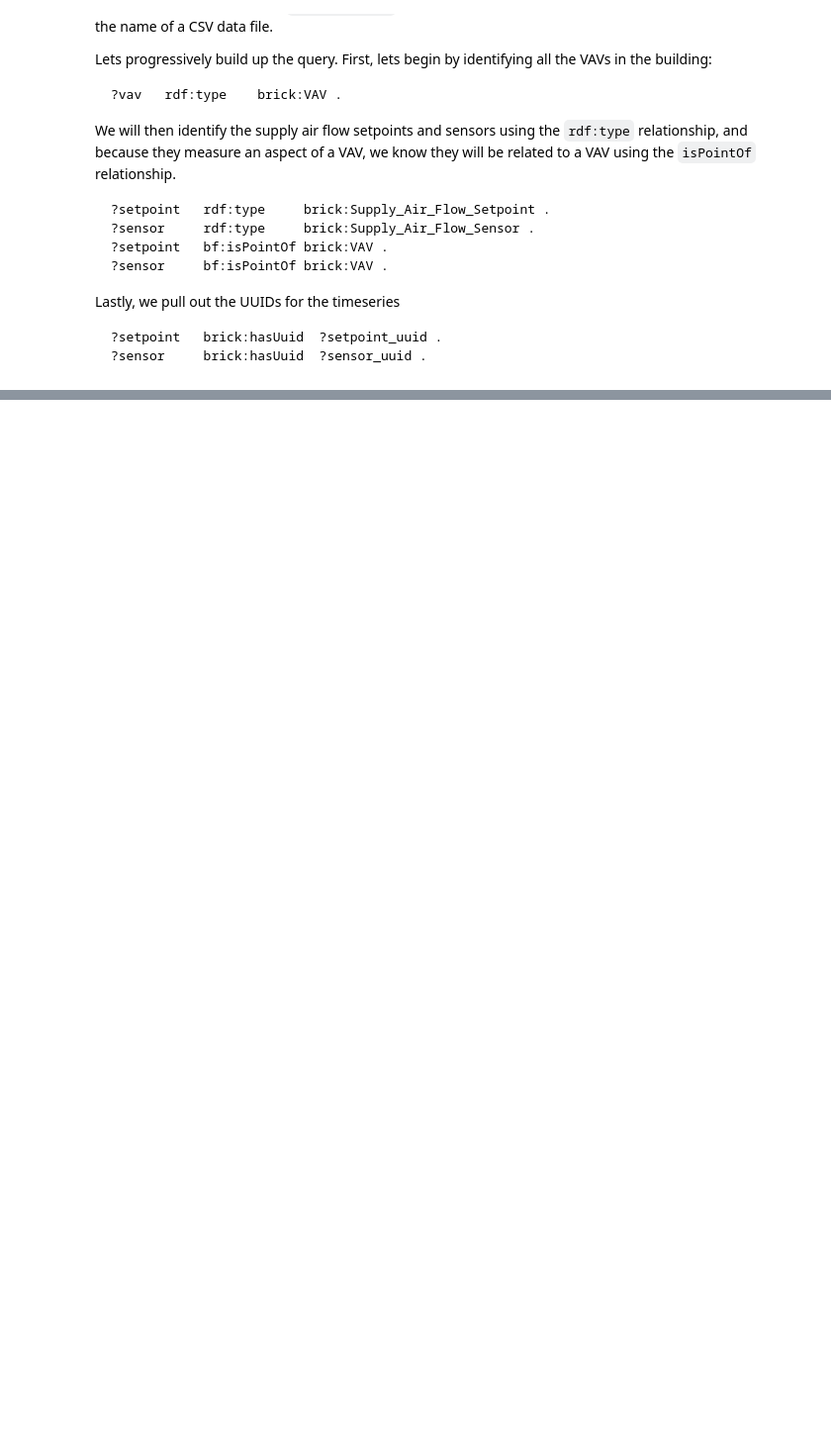
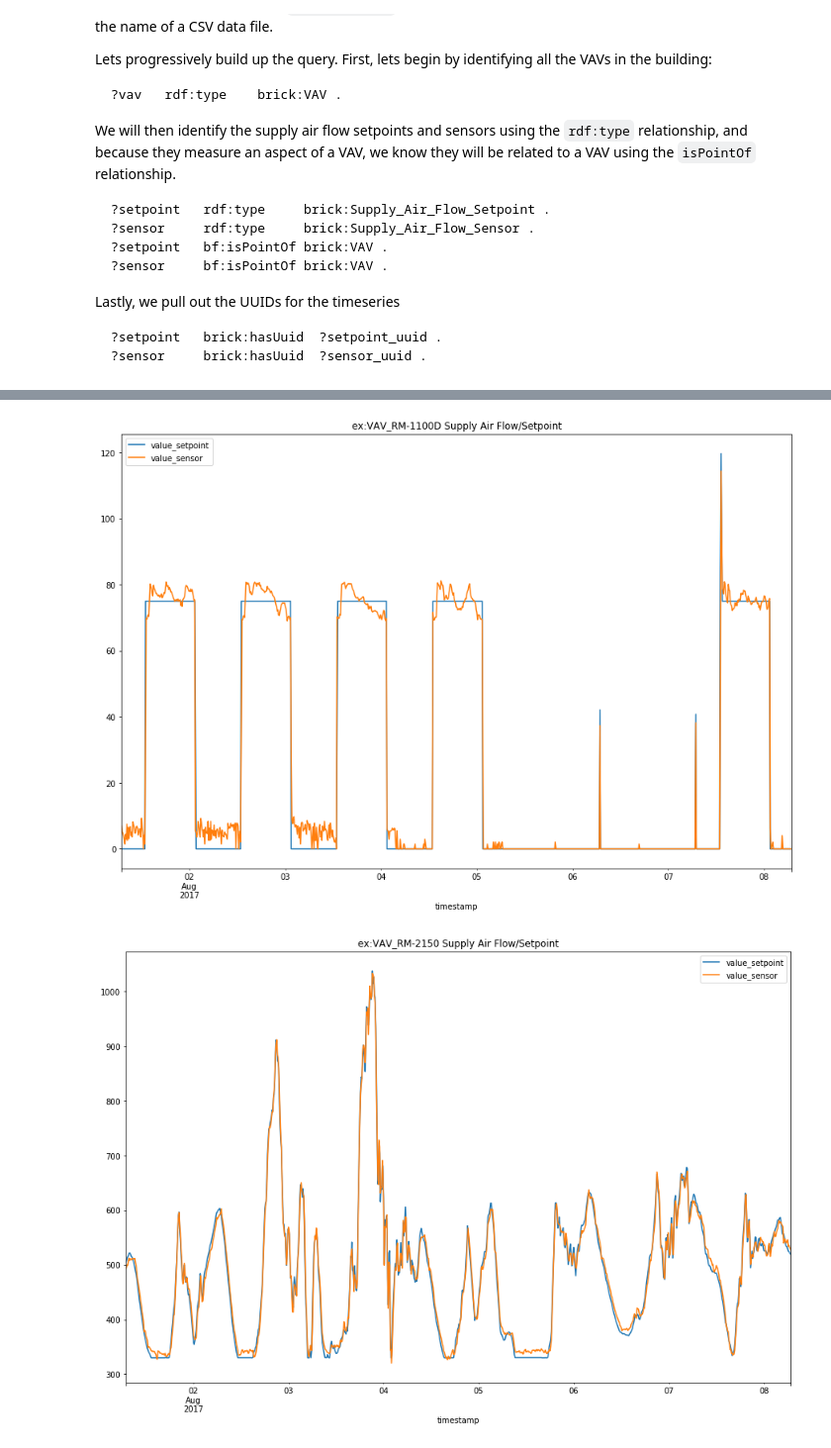
Before and after one commit to AnilSener/brick-tutorial-buildsys2017, a Jupyter notebook: Brick Queries.ipynb, the cells around one changed output, grey strips where cells are left out. Shown at 99% size. Drawn from its saved outputs; the diff is of its cells as text; code cells hidden in the pictures; blank space fills up the shorter version.

```diff
--- a/Brick Queries.ipynb
+++ b/Brick Queries.ipynb
@@ -200,5 +226,5 @@ print vavs
 # %%
-THRESHOLD = 100
+THRESHOLD = 50
 for vavname, points in vavs.items():
     setpoint_df = pd.read_csv('data/{0}.csv'.format(points['setpoint']), usecols=['timestamp','value'])
     sensor_df = pd.read_csv('data/{0}.csv'.format(points['sensor']), usecols=['timestamp','value'])
@@ -212,12 +238,14 @@ for vavname, points in vavs.items():
     sensor_df = sensor_df.resample('10T').mean()
 
     vav_df = setpoint_df.join(sensor_df, lsuffix='_setpoint', rsuffix='_sensor')
-    #vav_df.plot(figsize=(15,10))
+    ax = vav_df.plot(figsize=(15,10))
+    ax.set_title('{0} Supply Air Flow/Setpoint'.format(vavname))
 
     broken = vav_df[(vav_df['value_setpoint'] - vav_df['value_sensor']).abs() > THRESHOLD]
     if len(broken) > 0:
-        ax = broken.plot(style='o', figsize=(15,10))
-        ax.set_title('{0} faults'.format(vavname))
+        print vavname, 'has faults'
+        print broken
     else:
         print vavname,'has no faults'
     # TODO: rest of the analysis
+# %% [output]
@@ -223,0 +265,2 @@ for vavname, points in vavs.items():
+[figure, added]
+[figure, added]
```
Also changed, not shown: parts of 7 cells of this notebook.
